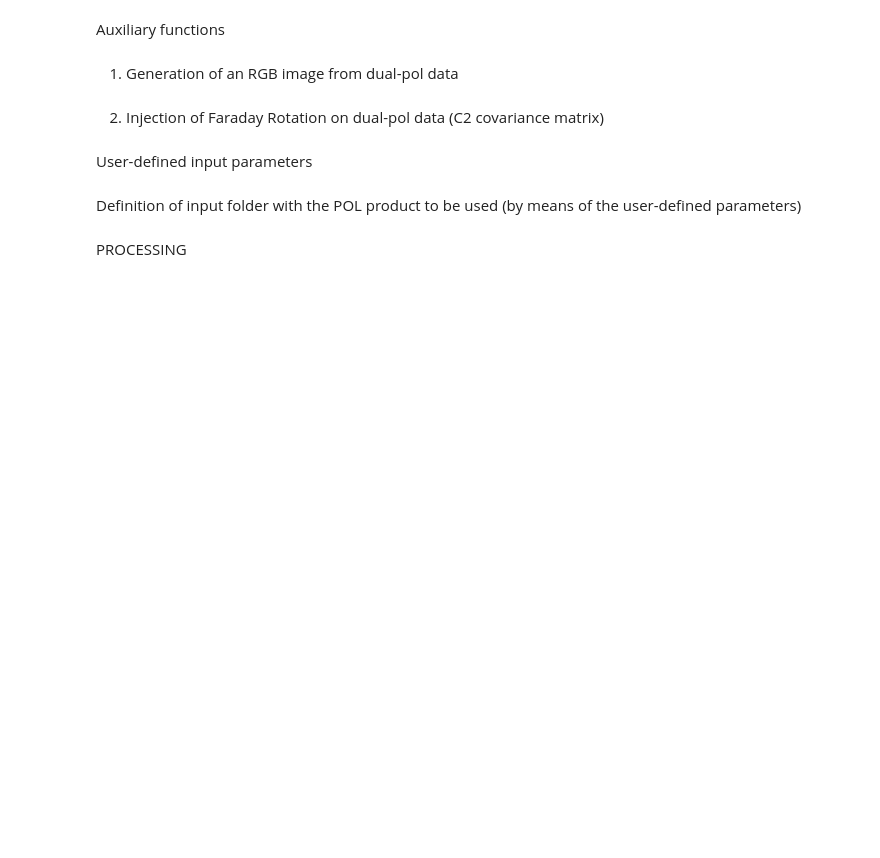
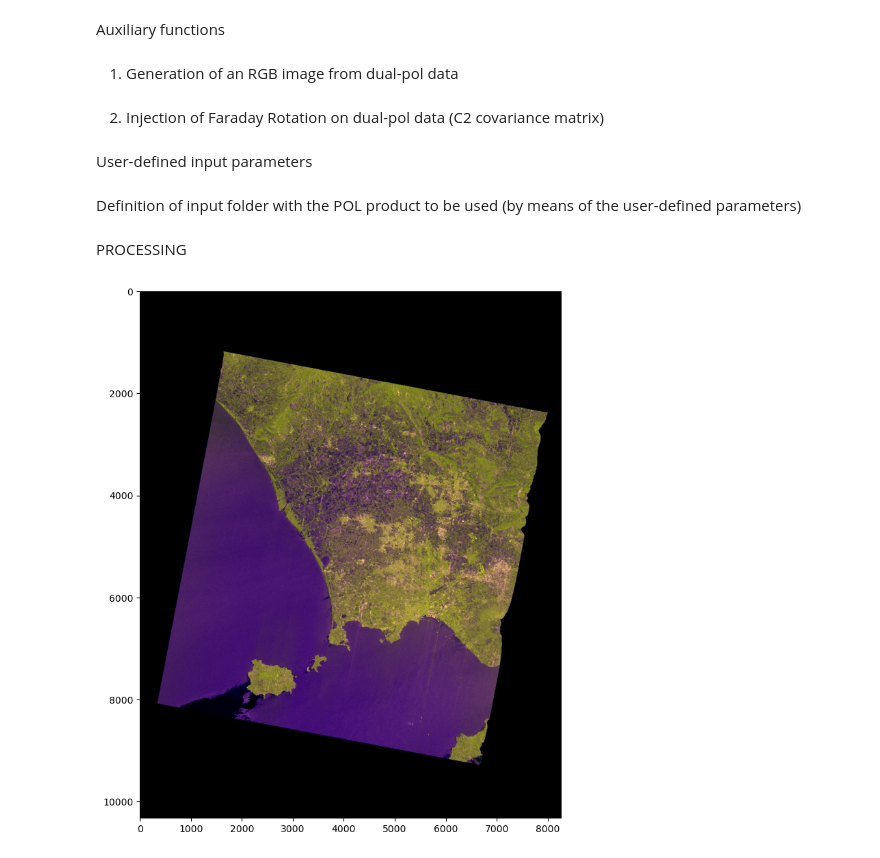
Before and after one commit to ROSE-L-ARD/cop-ard-atbd, a Jupyter notebook: notebooks/analysis/pol_simulate_FR_image_saocom.ipynb, the cells around one changed output. Drawn from its saved outputs; the diff is of its cells as text; code cells hidden in the pictures; blank space fills up the shorter version.

Commit message:
added image plot

```diff
--- a/notebooks/analysis/pol_simulate_FR_image_saocom.ipynb
+++ b/notebooks/analysis/pol_simulate_FR_image_saocom.ipynb
@@ -101,7 +106,7 @@ def show_rgb_C2( C11, C22, C12 ):
     RGB_image[:,:,1] = bytescl( C22_dB, [mindB, maxdB])  # G
     RGB_image[:,:,2] = bytescl( CH_dB, [mindif, maxdif]) # B
 
-    Image.fromarray( RGB_image ).show()
+    return RGB_image
 # %% [markdown]
 2) Injection of Faraday Rotation on dual-pol data (C2 covariance matrix)
 # %%
@@ -159,7 +164,7 @@ User-defined input parameters
 # PARAMETERS
 ########################
 
-common_folder = '/media/s3-ard-rose-l/PHASE_1/DEMONSTRATOR'
+common_folder = '/s3/bopen-sar/ARD-ROSE-L/PHASE_1/DEMONSTRATOR/'
 
 site = 'Naples' # Naples, Salamanca, BlackForest
 orbit = 'DSC'   # ASC, DSC
@@ -225,5 +230,10 @@ for ir in tqdm(range(0, Nrows)):
 # %%
 
 # RGB representation (using only the intensities of the two channels)
-
-show_rgb_C2( C11F, C22F, C12F )
+image = show_rgb_C2( C11F, C22F, C12F )
+# %%
+plt.figure(figsize=(10,10))
+plt.imshow( image )
+plt.show()
+# %% [output]
+[figure, added]
```
Also changed, not shown: parts of 3 cells of this notebook.
